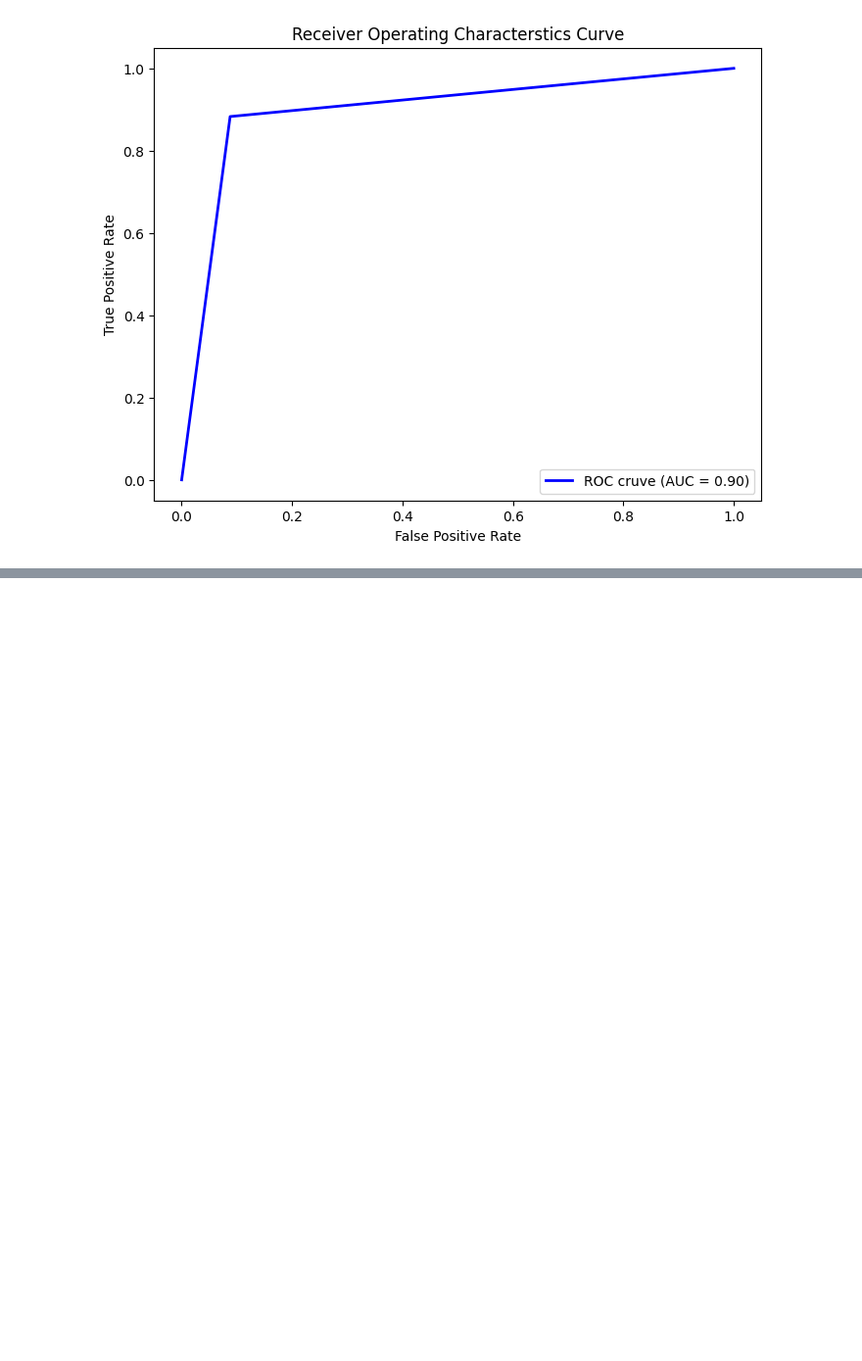
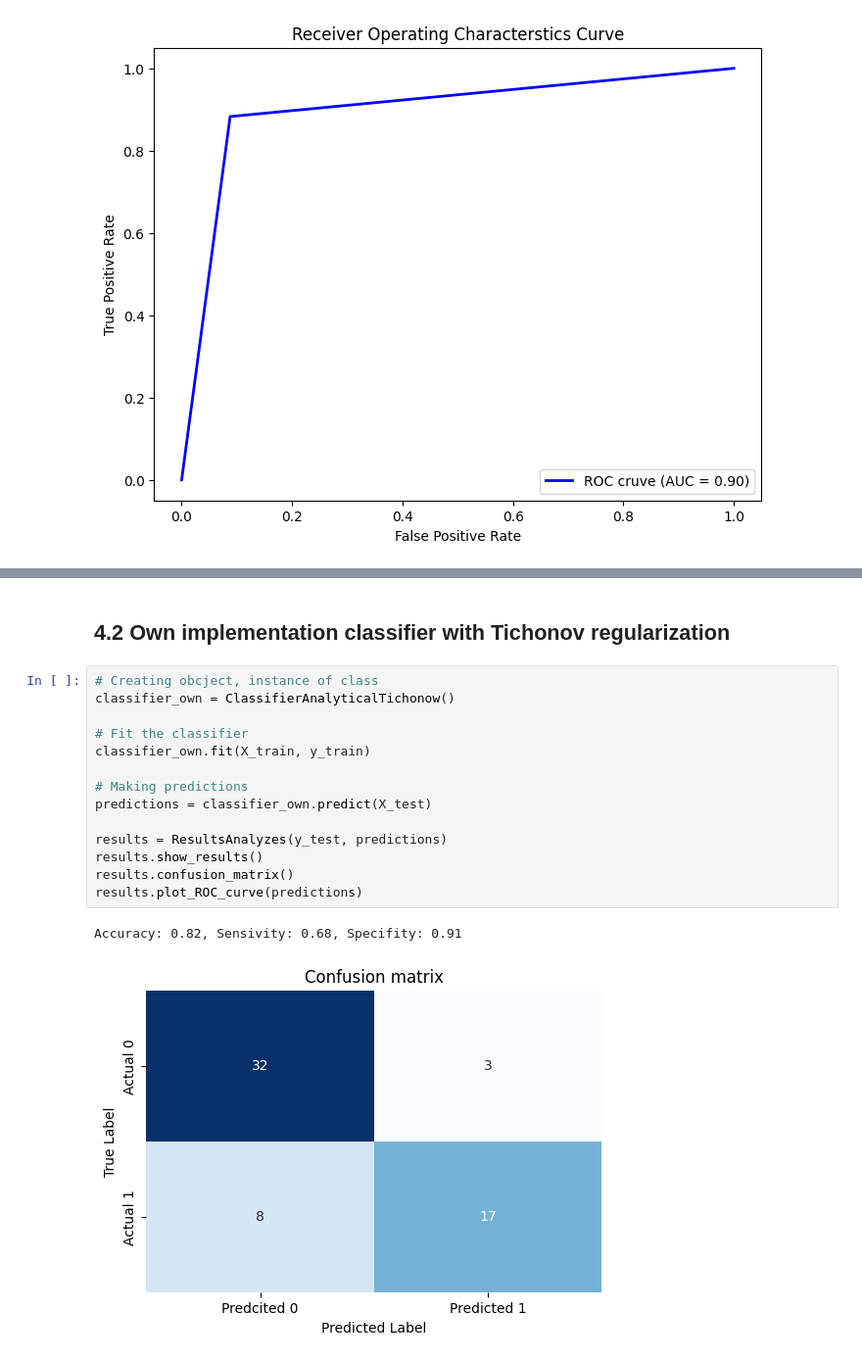
Before and after one commit to Rudobrody/Studies_AI_1_Term, a Jupyter notebook: PUM/LinearClassification/LabLinearClassification.ipynb, the cells around one changed output, grey strips where cells are left out. Shown at 98% size. Cells and saved outputs as stored; diff of their text form; blank space fills up the shorter version.

```diff
--- a/PUM/LinearClassification/LabLinearClassification.ipynb
+++ b/PUM/LinearClassification/LabLinearClassification.ipynb
@@ -762,0 +784,19 @@ Index(['age', 'sex', 'cp', 'trestbps', 'chol', 'fbs', 'restecg', 'thalach',
+# %% [markdown]
+## 4.2 Own implementation classifier with Tichonov regularization
+# %%
+# Creating obcject, instance of class
+classifier_own = ClassifierAnalyticalTichonow()
+
+# Fit the classifier
+classifier_own.fit(X_train, y_train)
+
+# Making predictions
+predictions = classifier_own.predict(X_test)
+
+results = ResultsAnalyzes(y_test, predictions)
+results.show_results()
+results.confusion_matrix()
+results.plot_ROC_curve(predictions)
+# %% [output]
+Accuracy: 0.82, Sensivity: 0.68, Specifity: 0.91
+[figure, added]
```
Also changed, not shown: parts of 31 cells of this notebook.
